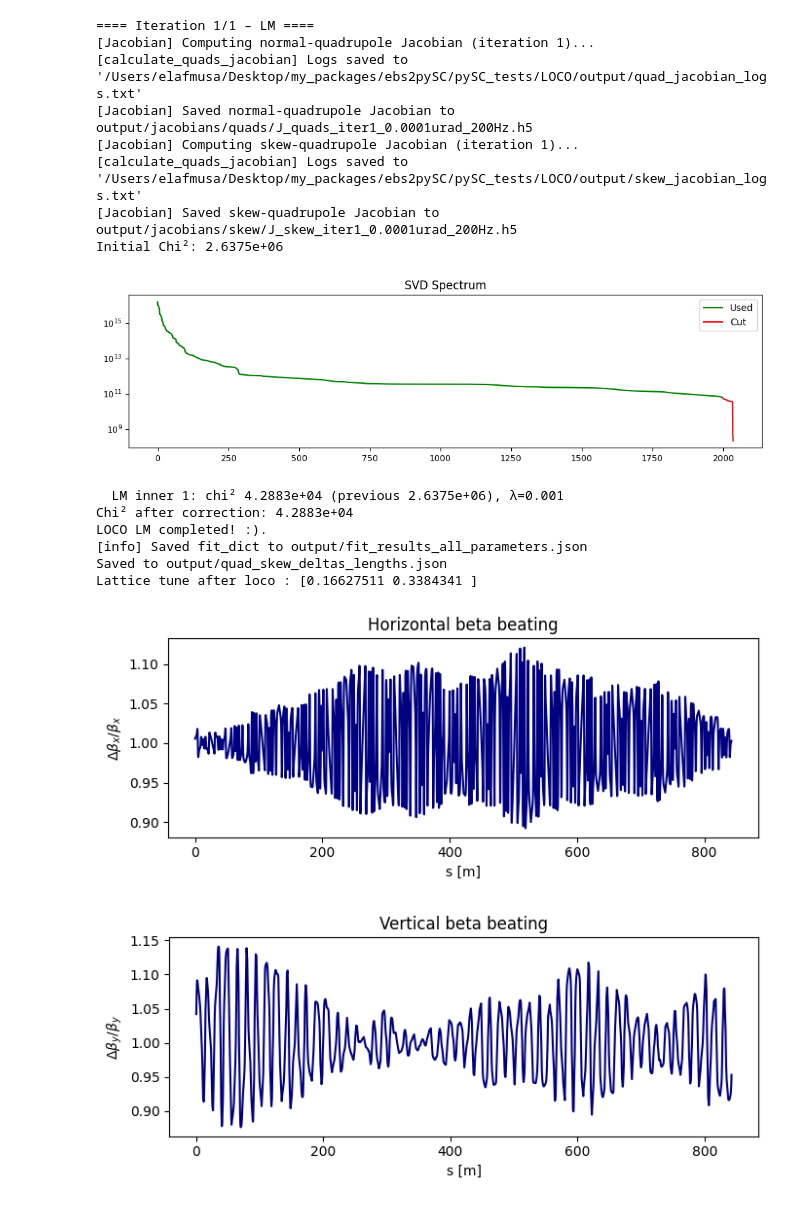
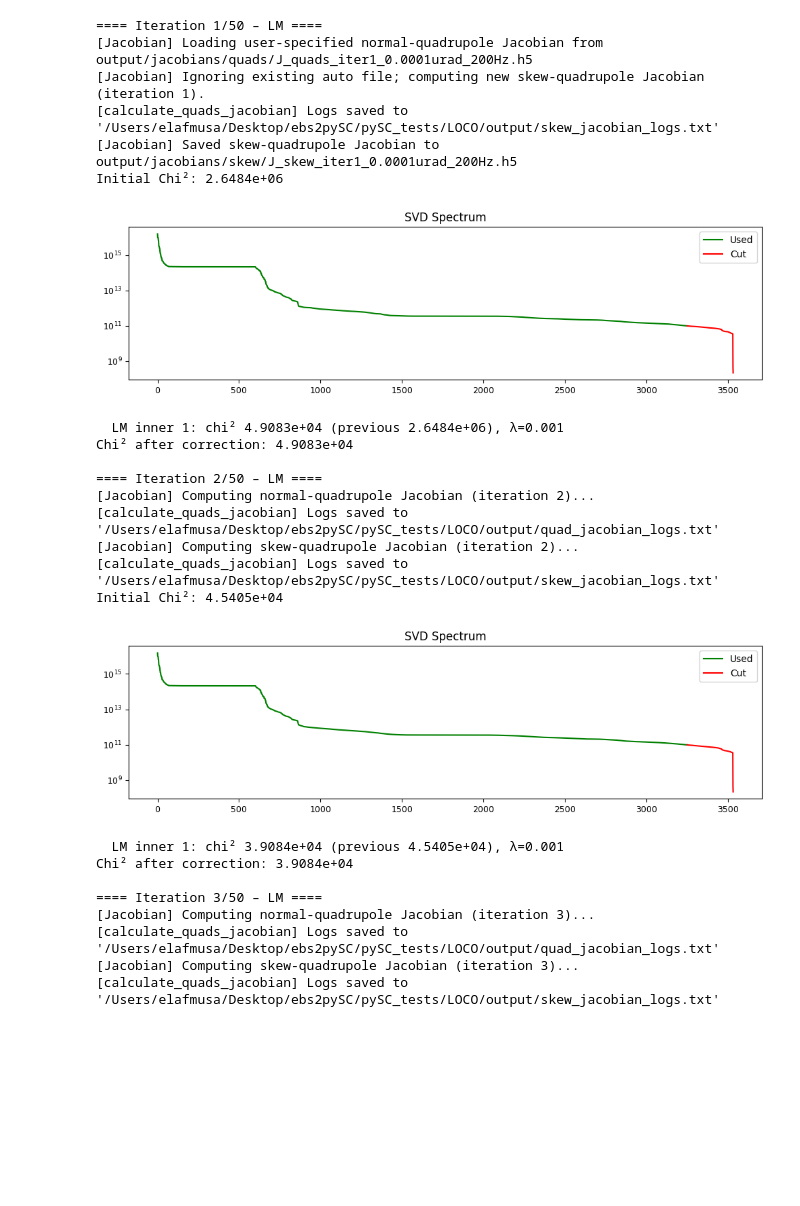
Before and after one commit to kparasch/ebs2pySC, a Jupyter notebook: pySC_tests/LOCO/example.ipynb, the cells around one changed output. Drawn from its saved outputs; the diff is of its cells as text; code cells hidden in the pictures; blank space fills up the shorter version.

Commit message:
remove output files

```diff
--- a/pySC_tests/LOCO/example.ipynb
+++ b/pySC_tests/LOCO/example.ipynb
@@ -97,7 +97,7 @@ def main():
     nHorCOR = len(Corords[0])
     nVerCOR = len(Corords[1])
     nHBPM = nVBPM = len(used_bpms_ords)
-    nIter = 1
+    nIter = 50
 
     '''
     fit_list = [
@@ -117,14 +117,20 @@ def main():
         ]
     '''
     fit_list = [
-        "quads",
-        'skew_quads',
-        "hbpm_gain",
-        "vbpm_gain",
-        "hcor_cal",
-        "vcor_cal",
-        "HCMEnergyShift"
-    ]
+            "quads",
+            'skew_quads',
+            #'quads_tilt',
+            "hbpm_gain",
+            "vbpm_gain",
+            "hcor_cal",
+            "vcor_cal",
+        "HCMEnergyShift",
+        "VCMEnergyShift",
+            'hbpm_coupling',
+            'vbpm_coupling',
+            'hcor_coupling',
+            'vcor_coupling'
+        ]
     remove_coupling_ = False
     includeDispersion = False
     fixedpathlength = False
@@ -230,14 +236,12 @@ def main():
         dtype=float
     ).ravel()
 
-    # ---- create dictionaries ----
     delta_dict = {int(indx): delta for indx, delta in zip(quad_indices, -delta_q)}
     deltas_dict = {int(indx): delta for indx, delta in zip(skew_ord, -delta_skew)}
 
     length_dict = {int(indx): length for indx, length in zip(quad_indices, length_quad)}
     lengths_dict = {int(indx): length for indx, length in zip(skew_ord, length_skew)}
 
-    # ---- combine all ----
     data_all = {
         "normal_quads": {
             "delta": delta_dict,
@@ -247,48 +251,54 @@ def main():
             "delta": deltas_dict,
             "length": lengths_dict
         }
     }
 
-    # ---- ensure output folder exists ----
     output_path = Path("./output")
     output_path.mkdir(parents=True, exist_ok=True)
 
-    # ---- save JSON ----
     with open(output_path / "quad_skew_deltas_lengths.json", "w") as f:
         json.dump(data_all, f, indent=4)
 
     print(f"Saved to {output_path / 'quad_skew_deltas_lengths.json'}")
 
     print('Lattice tune after loco :' , at.get_tune(ring_pyloco))
     _, _, twiss_err = at.get_optics(ring_pyloco, elements_ind)
     s_pos = twiss_err.s_pos
     bx = (twiss_err.beta[:, 0]) / twiss.beta[:, 0]
     by = (twiss_err.beta[:, 1]) / twiss.beta[:, 1]
     plot_data(s_pos, bx, "s [m]", r"$\Delta\beta_x / \beta_x$ ", "Horizontal beta beating")
     plot_data(s_pos, by, "s [m]", r"$\Delta\beta_y / \beta_y$ ", "Vertical beta beating")
 
 
 if __name__ == '__main__':
     import multiprocessing as mp
     mp.freeze_support()  # optional on macOS, safe to add
     main()
 # %% [output]
 Considerscipy.io.matlab.varmats_from_mat to split file into single variable files
   matfile_dict = MR.get_variables(variable_names)
-==== Iteration 1/1 – LM ====
-[Jacobian] Computing normal-quadrupole Jacobian (iteration 1)...
-[calculate_quads_jacobian] Logs saved to '/Users/elafmusa/Desktop/my_packages/ebs2pySC/pySC_tests/LOCO/output/quad_jacobian_logs.txt'
-[Jacobian] Saved normal-quadrupole Jacobian to output/jacobians/quads/J_quads_iter1_0.0001urad_200Hz.h5
-[Jacobian] Computing skew-quadrupole Jacobian (iteration 1)...
-[calculate_quads_jacobian] Logs saved to '/Users/elafmusa/Desktop/my_packages/ebs2pySC/pySC_tests/LOCO/output/skew_jacobian_logs.txt'
+==== Iteration 1/50 – LM ====
+[Jacobian] Loading user-specified normal-quadrupole Jacobian from output/jacobians/quads/J_quads_iter1_0.0001urad_200Hz.h5
+[Jacobian] Ignoring existing auto file; computing new skew-quadrupole Jacobian (iteration 1).
+[calculate_quads_jacobian] Logs saved to '/Users/elafmusa/Desktop/ebs2pySC/pySC_tests/LOCO/output/skew_jacobian_logs.txt'
 [Jacobian] Saved skew-quadrupole Jacobian to output/jacobians/skew/J_skew_iter1_0.0001urad_200Hz.h5
-Initial Chi²: 2.6375e+06
+Initial Chi²: 2.6484e+06
-[figure, old version]
+[figure, new version]
-  LM inner 1: chi² 4.2883e+04 (previous 2.6375e+06), λ=0.001
-Chi² after correction: 4.2883e+04
-LOCO LM completed! :).
-[info] Saved fit_dict to output/fit_results_all_parameters.json
-Saved to output/quad_skew_deltas_lengths.json
-Lattice tune after loco : [0.16627511 0.3384341 ]
+  LM inner 1: chi² 4.9083e+04 (previous 2.6484e+06), λ=0.001
+Chi² after correction: 4.9083e+04
+
+==== Iteration 2/50 – LM ====
+[Jacobian] Computing normal-quadrupole Jacobian (iteration 2)...
+[calculate_quads_jacobian] Logs saved to '/Users/elafmusa/Desktop/ebs2pySC/pySC_tests/LOCO/output/quad_jacobian_logs.txt'
+[Jacobian] Computing skew-quadrupole Jacobian (iteration 2)...
+[calculate_quads_jacobian] Logs saved to '/Users/elafmusa/Desktop/ebs2pySC/pySC_tests/LOCO/output/skew_jacobian_logs.txt'
+Initial Chi²: 4.5405e+04
-[figure, old version]
+[figure, new version]
-[figure, removed]
+  LM inner 1: chi² 3.9084e+04 (previous 4.5405e+04), λ=0.001
+Chi² after correction: 3.9084e+04
+
+==== Iteration 3/50 – LM ====
+[Jacobian] Computing normal-quadrupole Jacobian (iteration 3)...
+[calculate_quads_jacobian] Logs saved to '/Users/elafmusa/Desktop/ebs2pySC/pySC_tests/LOCO/output/quad_jacobian_logs.txt'
+[Jacobian] Computing skew-quadrupole Jacobian (iteration 3)...
+[calculate_quads_jacobian] Logs saved to '/Users/elafmusa/Desktop/ebs2pySC/pySC_tests/LOCO/output/skew_jacobian_logs.txt'
```
Also changed, not shown: 12 other files.
